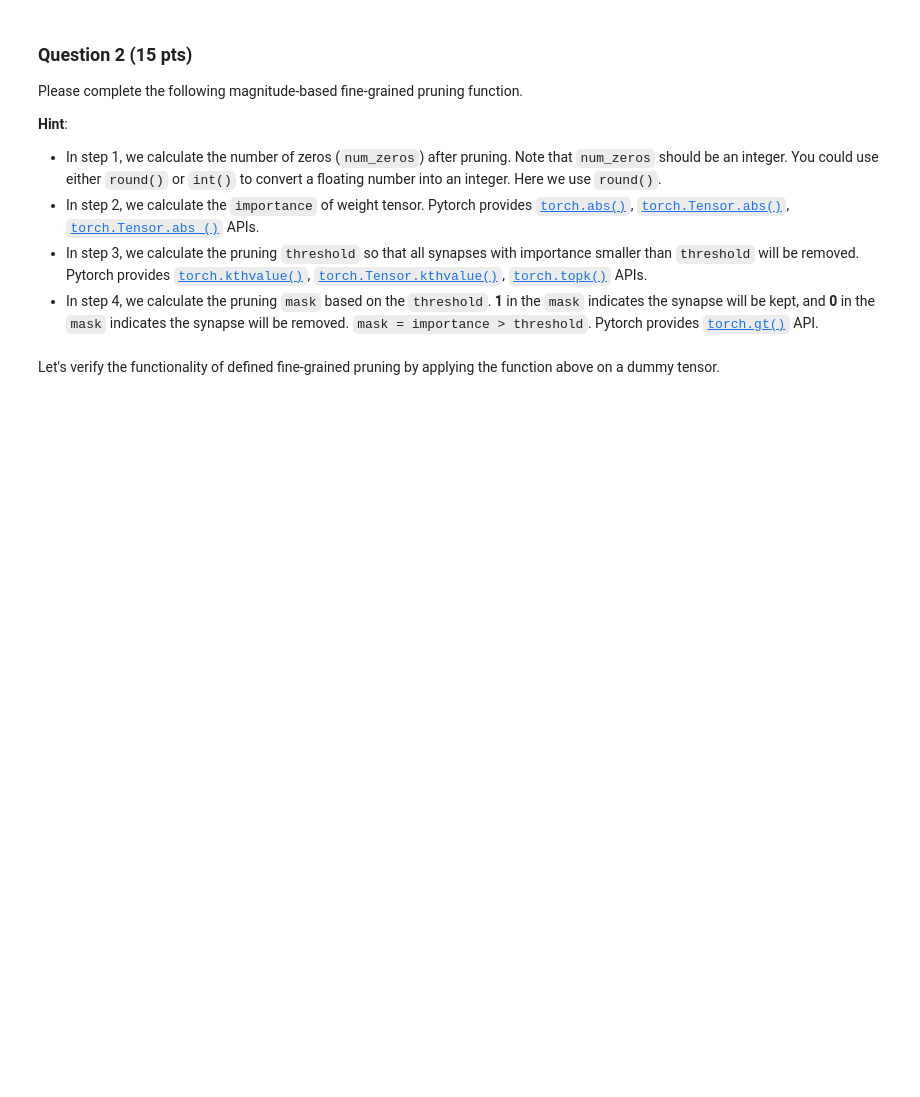
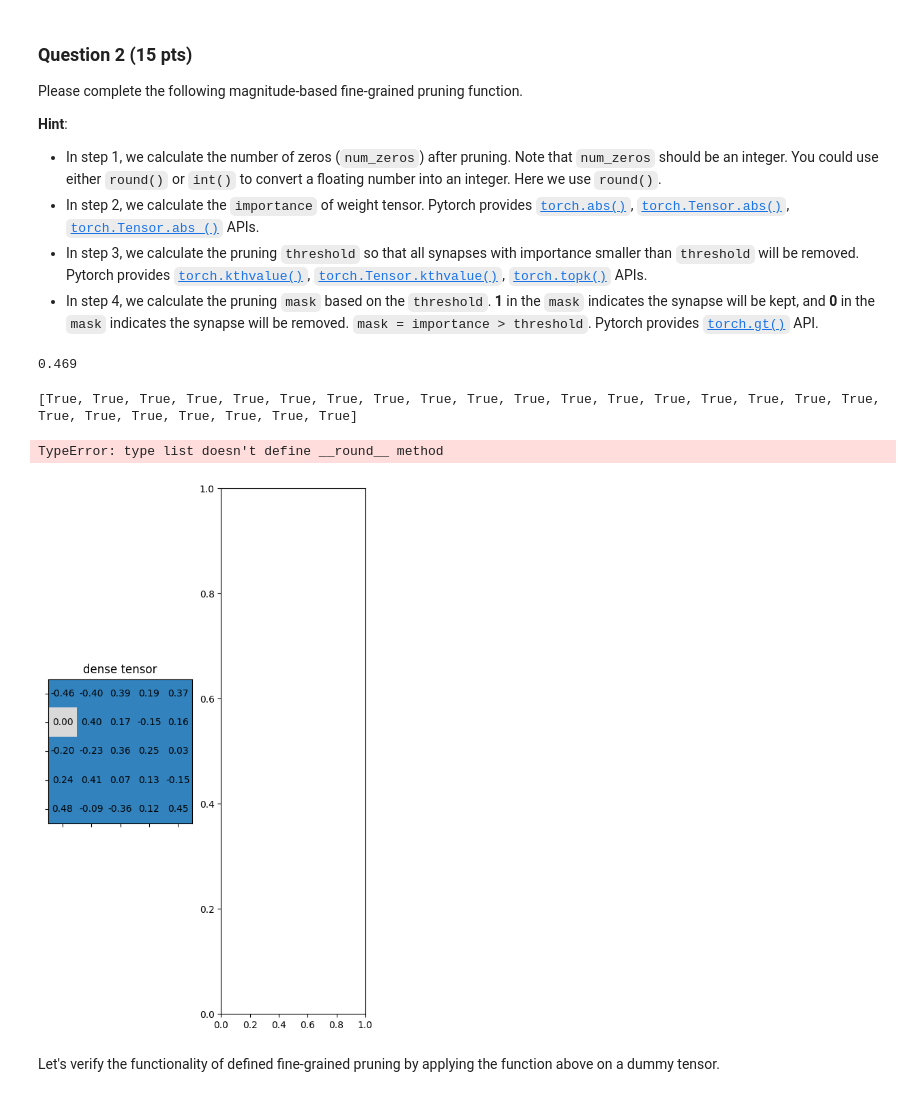
Before and after one commit to Lxrd-AJ/efficient-ml, a Jupyter notebook: Lab1.ipynb, the cells around one changed output. Drawn from its saved outputs; the diff is of its cells as text; code cells hidden in the pictures; blank space fills up the shorter version.

Commit message:
Continue `fine_grained_prune`

```diff
--- a/Lab1.ipynb
+++ b/Lab1.ipynb
@@ -420,40 +451,53 @@ Please complete the following magnitude-based fine-grained pruning function.
 *   In step 2, we calculate the `importance` of weight tensor. Pytorch provides [`torch.abs()`](https://pytorch.org/docs/stable/generated/torch.abs.html#torch.abs), [`torch.Tensor.abs()`](https://pytorch.org/docs/stable/generated/torch.Tensor.abs.html#torch.Tensor.abs), [`torch.Tensor.abs_()`](https://pytorch.org/docs/stable/generated/torch.Tensor.abs_.html) APIs.
 *   In step 3, we calculate the pruning `threshold` so that all synapses with importance smaller than `threshold` will be removed. Pytorch provides [`torch.kthvalue()`](https://pytorch.org/docs/stable/generated/torch.kthvalue.html), [`torch.Tensor.kthvalue()`](https://pytorch.org/docs/stable/generated/torch.Tensor.kthvalue.html), [`torch.topk()`](https://pytorch.org/docs/stable/generated/torch.topk.html) APIs.
 *   In step 4, we calculate the pruning `mask` based on the `threshold`. **1** in the `mask` indicates the synapse will be kept, and **0** in the `mask` indicates the synapse will be removed. `mask = importance > threshold`. Pytorch provides [`torch.gt()`](https://pytorch.org/docs/stable/generated/torch.gt.html?highlight=torch%20gt#torch.gt) API.
+# %%
+round(0.469, 4)
+# %% [output]
+0.469
 # %%
 def fine_grained_prune(tensor: torch.Tensor, sparsity : float) -> torch.Tensor:
     """
     magnitude-based pruning for single tensor
     :param tensor: torch.(cuda.)Tensor, weight of conv/fc layer
     :param sparsity: float, pruning sparsity
         sparsity = #zeros / #elements = 1 - #nonzeros / #elements
     :return:
         torch.(cuda.)Tensor, mask for zeros
     """
     sparsity = min(max(0.0, sparsity), 1.0)
     if sparsity == 1.0:
         tensor.zero_()
         return torch.zeros_like(tensor)
     elif sparsity == 0.0:
         return torch.ones_like(tensor)
 
     num_elements = tensor.numel()
 
     ##################### YOUR CODE STARTS HERE #####################
     # Step 1: calculate the #zeros (please use round())
-    num_zeros = round(0)
+    elem = [round(x) == 0 for x in tensor.view(-1).tolist()]
+    print(elem)
+    num_zeros = round(tensor.tolist(), 5)
+    print(num_zeros)
     # Step 2: calculate the importance of weight
     importance = 0
     # Step 3: calculate the pruning threshold
     threshold = 0
     # Step 4: get binary mask (1 for nonzeros, 0 for zeros)
     mask = 0
     ##################### YOUR CODE ENDS HERE #######################
 
     # Step 5: apply mask to prune the tensor
     tensor.mul_(mask)
 
     return mask
+
+test_fine_grained_prune()
+# %% [output]
+[True, True, True, True, True, True, True, True, True, True, True, True, True, True, True, True, True, True, True, True, True, True, True, True, True]
+TypeError: type list doesn't define __round__ method
+[figure, added]
 # %% [markdown]
 Let's verify the functionality of defined fine-grained pruning by applying the function above on a dummy tensor.
 # %%
```
Also changed, not shown: parts of 13 cells of this notebook.
